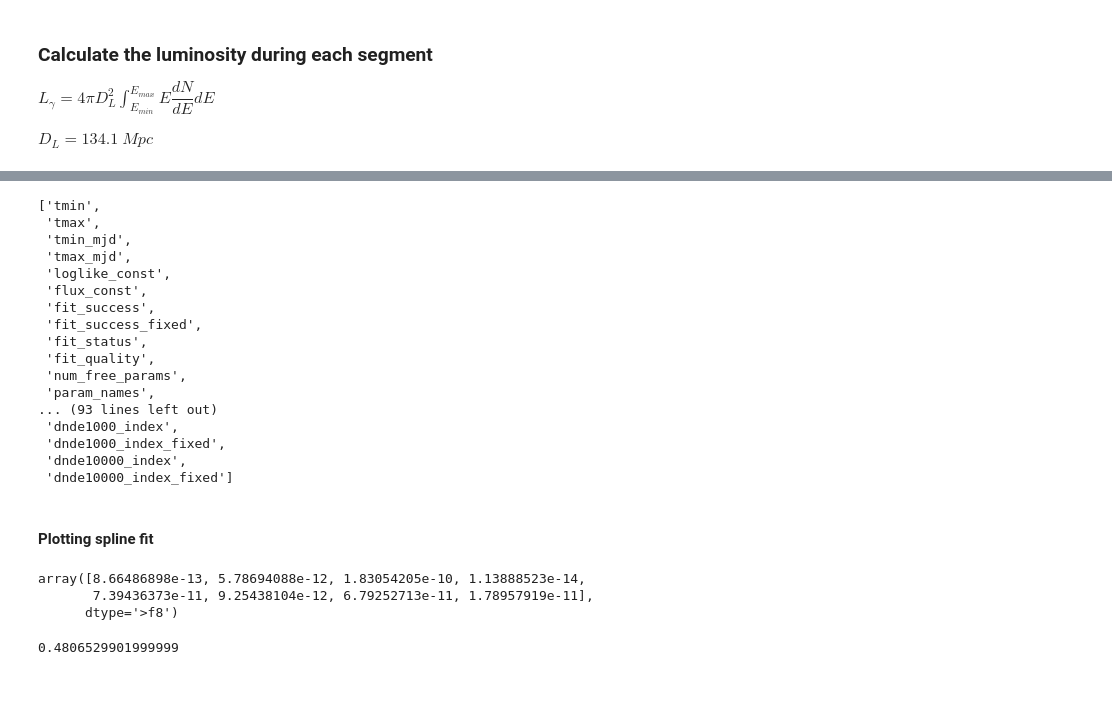
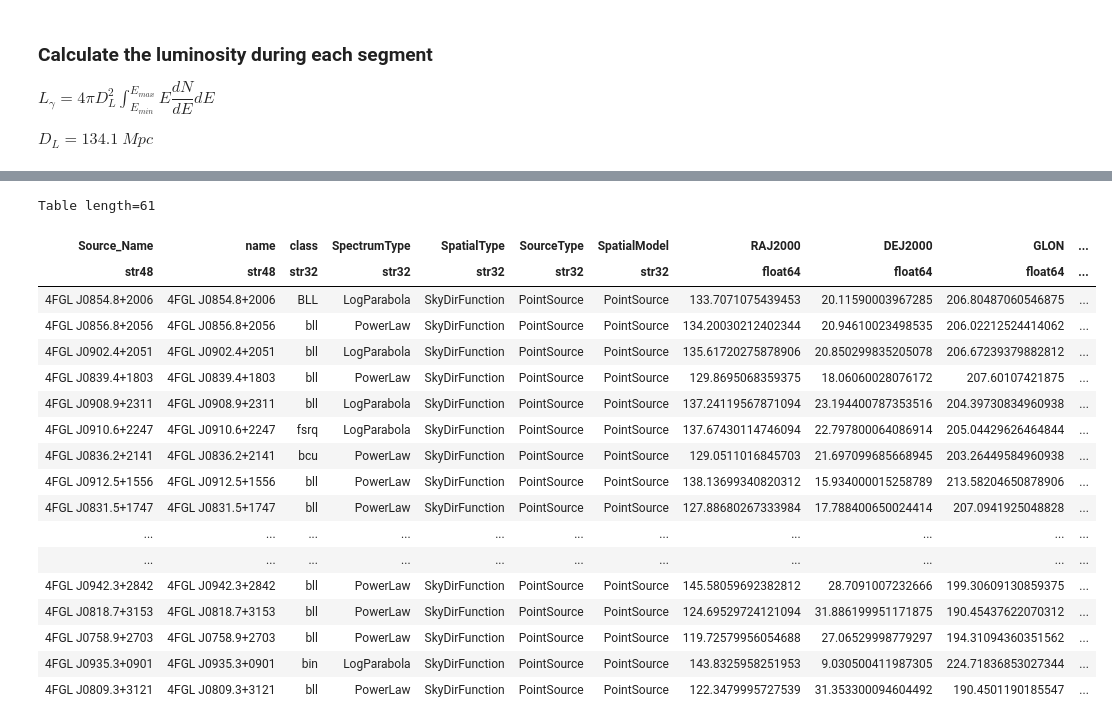
Before and after one commit to DarkWake9/Project-Fermi, a Jupyter notebook: 2311-02372-OJ287/luminosity.ipynb, the cells around one changed output, grey strips where cells are left out. Saved outputs shown, nothing was run; the diff lists cells and outputs as text; code cells hidden in the pictures; blank space fills up the shorter version.

```diff
--- a/2311-02372-OJ287/luminosity.ipynb
+++ b/2311-02372-OJ287/luminosity.ipynb
@@ -17,8 +31,8 @@ from scipy import interpolate
 # %%
 dir = '3B-20180206-20180622/'
 
-lc_file_path = 'Output/Light_curve_001/4fgl_j0854.8+2006_lightcurve.fits'
-emin = 0.1 *u.GeV
-emax = 300 *u.GeV
-D_l = 134.1 *u.Mpc
+# lc_file_path = 'Output/Light_curve_001/4fgl_j0854.8+2006_lightcurve.fits'
+lc_file_path = 'Output/Results.fits'
 hdul = fits.open('./' + dir+lc_file_path)
+lc = hdul[1].data
+Table(lc).colnames
@@ -27,22 +76,22 @@ lc = hdul[1].data
 # %%
-Table(lc).colnames
+Table(lc)
 # %% [output]
-['tmin',
- 'tmax',
- 'tmin_mjd',
- 'tmax_mjd',
- 'loglike_const',
- 'flux_const',
- 'fit_success',
- 'fit_success_fixed',
- 'fit_status',
- 'fit_quality',
- 'num_free_params',
- 'param_names',
-... (93 lines left out)
- 'dnde1000_index',
- 'dnde1000_index_fixed',
- 'dnde10000_index',
- 'dnde10000_index_fixed']
+Table length=61
+| Source_Name | name | class | SpectrumType | SpatialType | SourceType | SpatialModel | RAJ2000 | DEJ2000 | GLON | ... |
+| str48 | str48 | str32 | str32 | str32 | str32 | str32 | float64 | float64 | float64 | ... |
+| 4FGL J0854.8+2006 | 4FGL J0854.8+2006 | BLL | LogParabola | SkyDirFunction | PointSource | PointSource | 133.7071075439453 | 20.11590003967285 | 206.80487060546875 | ... |
+| 4FGL J0856.8+2056 | 4FGL J0856.8+2056 | bll | PowerLaw | SkyDirFunction | PointSource | PointSource | 134.20030212402344 | 20.94610023498535 | 206.02212524414062 | ... |
+| 4FGL J0902.4+2051 | 4FGL J0902.4+2051 | bll | LogParabola | SkyDirFunction | PointSource | PointSource | 135.61720275878906 | 20.850299835205078 | 206.67239379882812 | ... |
+| 4FGL J0839.4+1803 | 4FGL J0839.4+1803 | bll | PowerLaw | SkyDirFunction | PointSource | PointSource | 129.8695068359375 | 18.06060028076172 | 207.60107421875 | ... |
+| 4FGL J0908.9+2311 | 4FGL J0908.9+2311 | bll | LogParabola | SkyDirFunction | PointSource | PointSource | 137.24119567871094 | 23.194400787353516 | 204.39730834960938 | ... |
+| 4FGL J0910.6+2247 | 4FGL J0910.6+2247 | fsrq | LogParabola | SkyDirFunction | PointSource | PointSource | 137.67430114746094 | 22.797800064086914 | 205.04429626464844 | ... |
+| 4FGL J0836.2+2141 | 4FGL J0836.2+2141 | bcu | PowerLaw | SkyDirFunction | PointSource | PointSource | 129.0511016845703 | 21.697099685668945 | 203.26449584960938 | ... |
+| 4FGL J0912.5+1556 | 4FGL J0912.5+1556 | bll | PowerLaw | SkyDirFunction | PointSource | PointSource | 138.13699340820312 | 15.934000015258789 | 213.58204650878906 | ... |
+| 4FGL J0831.5+1747 | 4FGL J0831.5+1747 | bll | PowerLaw | SkyDirFunction | PointSource | PointSource | 127.88680267333984 | 17.788400650024414 | 207.0941925048828 | ... |
+| ... | ... | ... | ... | ... | ... | ... | ... | ... | ... | ... |
+| ... | ... | ... | ... | ... | ... | ... | ... | ... | ... | ... |
+| 4FGL J0942.3+2842 | 4FGL J0942.3+2842 | bll | PowerLaw | SkyDirFunction | PointSource | PointSource | 145.58059692382812 | 28.7091007232666 | 199.30609130859375 | ... |
+| 4FGL J0818.7+3153 | 4FGL J0818.7+3153 | bll | PowerLaw | SkyDirFunction | PointSource | PointSource | 124.69529724121094 | 31.886199951171875 | 190.45437622070312 | ... |
+| 4FGL J0758.9+2703 | 4FGL J0758.9+2703 | bll | PowerLaw | SkyDirFunction | PointSource | PointSource | 119.72579956054688 | 27.06529998779297 | 194.31094360351562 | ... |
+| 4FGL J0935.3+0901 | 4FGL J0935.3+0901 | bin | LogParabola | SkyDirFunction | PointSource | PointSource | 143.8325958251953 | 9.030500411987305 | 224.71836853027344 | ... |
+| 4FGL J0809.3+3121 | 4FGL J0809.3+3121 | bll | PowerLaw | SkyDirFunction | PointSource | PointSource | 122.3479995727539 | 31.353300094604492 | 190.4501190185547 | ... |
-# %% [markdown]
-#### Plotting spline fit
@@ -108,10 +97,0 @@ from scipy.integrate import quad
-# %%
-lc['dnde']
-# %% [output]
-array([8.66486898e-13, 5.78694088e-12, 1.83054205e-10, 1.13888523e-14,
-       7.39436373e-11, 9.25438104e-12, 6.79252713e-11, 1.78957919e-11],
-      dtype='>f8')
-# %%
-emax.to(u.erg).value
-# %% [output]
-0.4806529901999999
```
Also changed, not shown: parts of 13 cells of this notebook, 10 other files.
